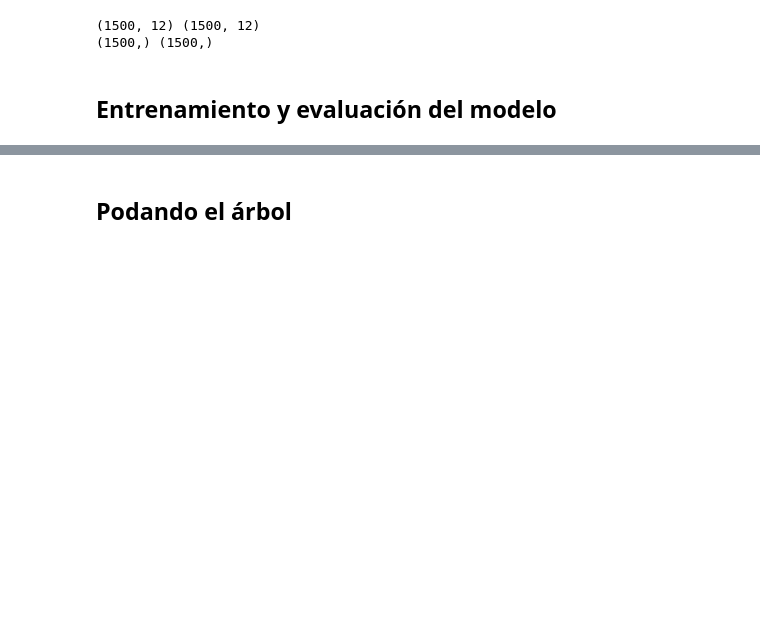
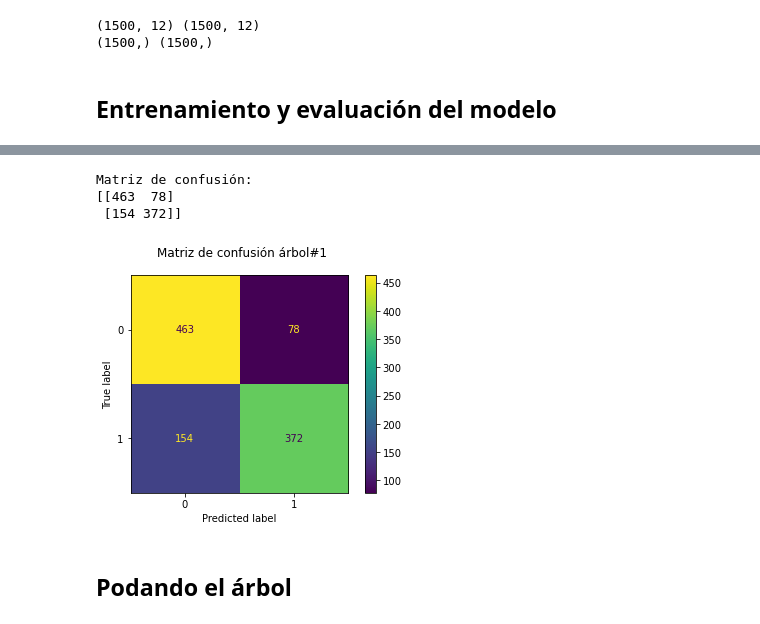
Before and after one commit to ebuitrago/BI, a Jupyter notebook: ARL_accidentes_trabajo/modelo_AT_arboles.ipynb, the cells around one changed output, grey strips where cells are left out. Cells and saved outputs as stored; diff of their text form; code cells hidden in the pictures; blank space fills up the shorter version.

```diff
--- a/ARL_accidentes_trabajo/modelo_AT_arboles.ipynb
+++ b/ARL_accidentes_trabajo/modelo_AT_arboles.ipynb
@@ -123,3 +136,16 @@ graphviz.Source (dot_graph)
+# %%
+#0: No accidentado
+#1: accidentado
+disp = metrics.plot_confusion_matrix(arbol1, X_test, y_test)
+disp.figure_.suptitle("Matriz de confusión árbol#1")
+print(f"Matriz de confusión:\n{disp.confusion_matrix}")
+
+plt.show()
+# %% [output]
+Matriz de confusión:
+[[463  78]
+ [154 372]]
+[figure, added]
 # %% [markdown]
 ## Podando el árbol
 # %%
```
Also changed, not shown: parts of 12 cells of this notebook.
